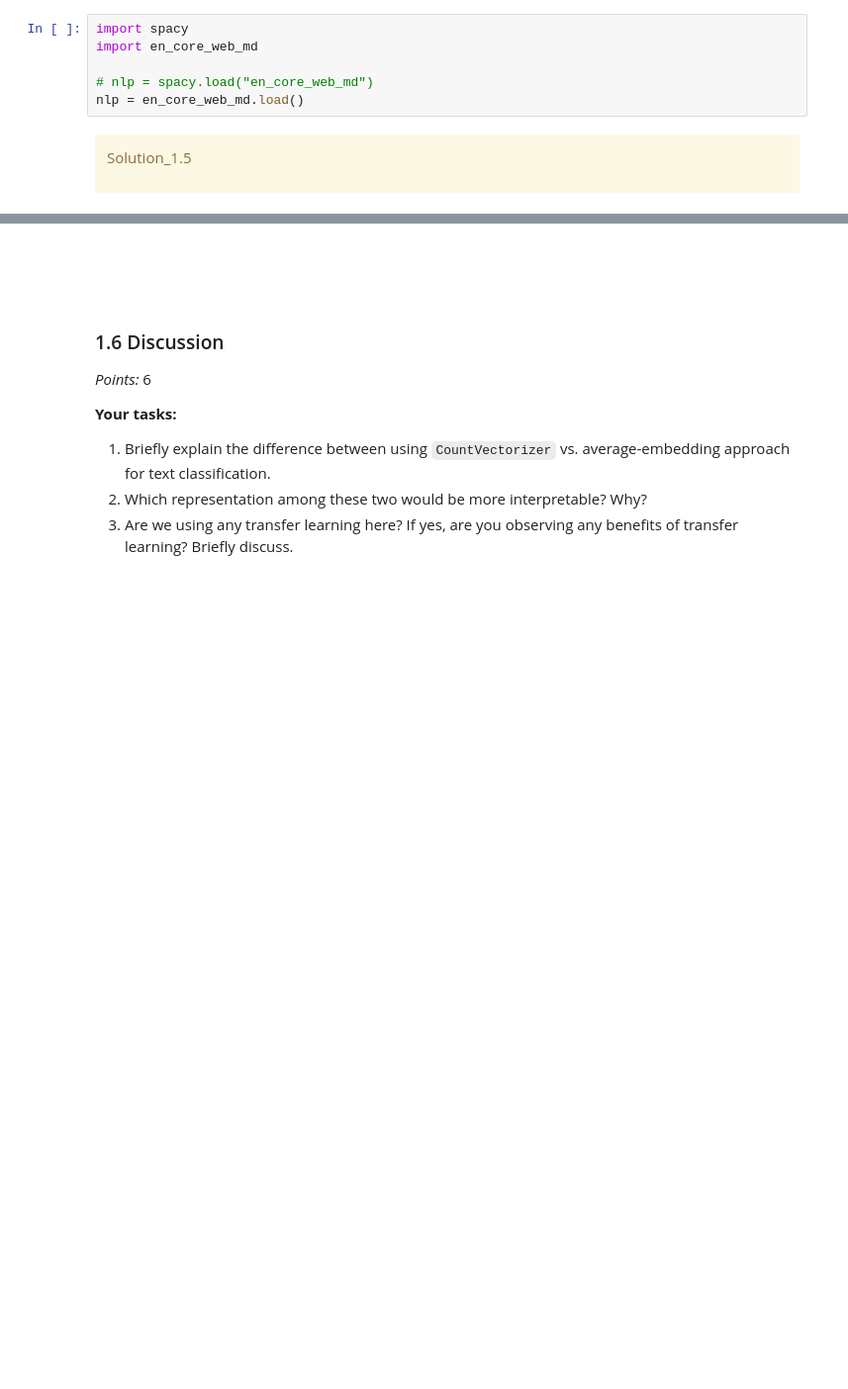
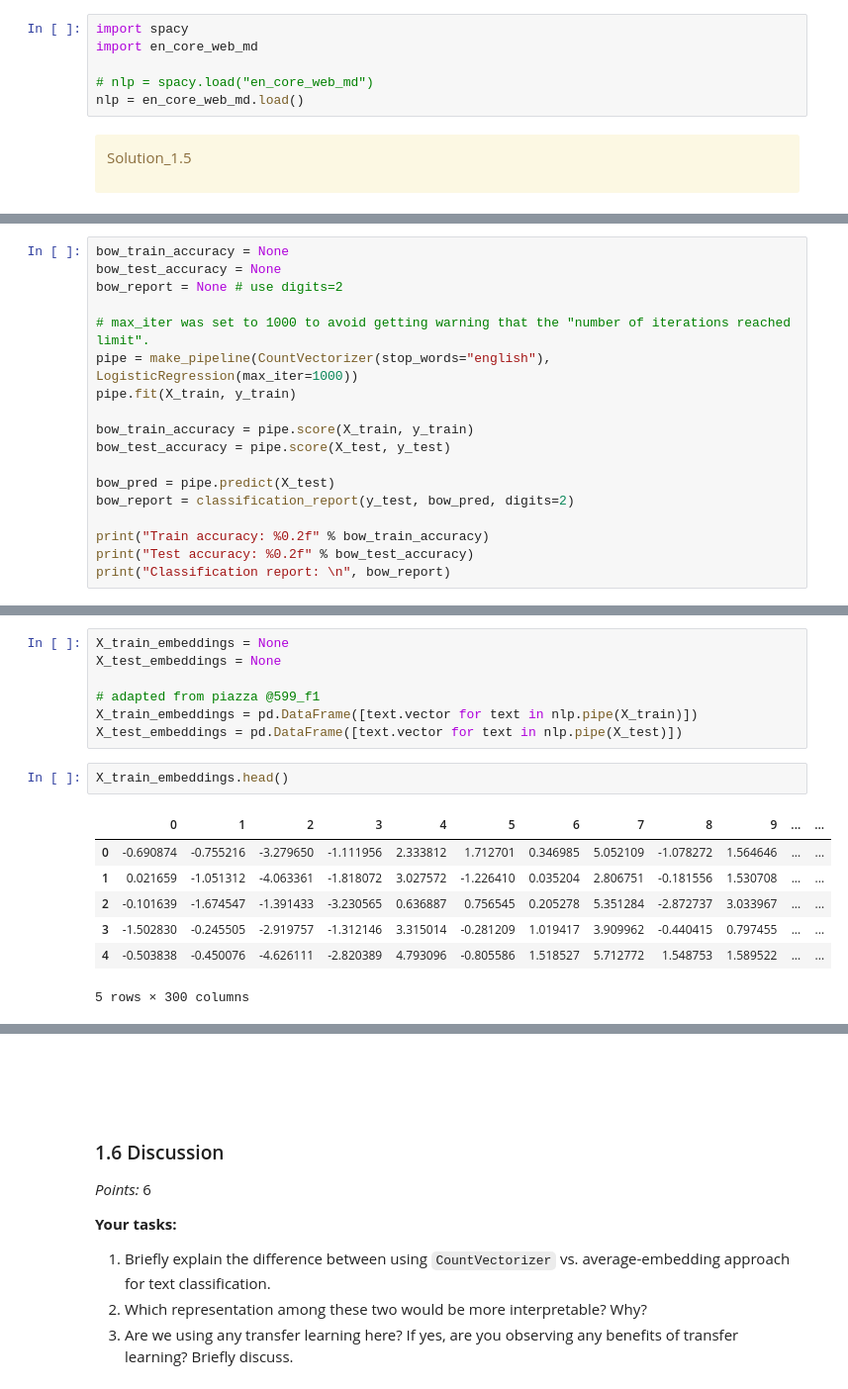
Before and after one commit to lindakiritchkov/cpsc330-2023W2, a Jupyter notebook: hw/hw7/hw7.ipynb, the cells around one changed output, grey strips where cells are left out. Shown at 99% size. Cells and saved outputs as stored; diff of their text form; blank space fills up the shorter version.

```diff
--- a/hw/hw7/hw7.ipynb
+++ b/hw/hw7/hw7.ipynb
@@ -579,0 +559,18 @@ emb_report = None # use digits=2
+# %%
+bow_train_accuracy = None
+bow_test_accuracy = None
+bow_report = None # use digits=2
+
+# max_iter was set to 1000 to avoid getting warning that the "number of iterations reached limit".
+pipe = make_pipeline(CountVectorizer(stop_words="english"), LogisticRegression(max_iter=1000))
+pipe.fit(X_train, y_train)
+
+bow_train_accuracy = pipe.score(X_train, y_train)
+bow_test_accuracy = pipe.score(X_test, y_test)
+
+bow_pred = pipe.predict(X_test)
+bow_report = classification_report(y_test, bow_pred, digits=2)
+
+print("Train accuracy: %0.2f" % bow_train_accuracy)
+print("Test accuracy: %0.2f" % bow_test_accuracy)
+print("Classification report: \n", bow_report)
@@ -579,0 +594,17 @@ emb_report = None # use digits=2
+# %%
+X_train_embeddings = None
+X_test_embeddings = None
+
+# adapted from piazza @599_f1
+X_train_embeddings = pd.DataFrame([text.vector for text in nlp.pipe(X_train)])
+X_test_embeddings = pd.DataFrame([text.vector for text in nlp.pipe(X_test)])
+# %%
+X_train_embeddings.head()
+# %% [output]
+|  | 0 | 1 | 2 | 3 | 4 | 5 | 6 | 7 | 8 | 9 | ... | ... |
+| 0 | -0.690874 | -0.755216 | -3.279650 | -1.111956 | 2.333812 | 1.712701 | 0.346985 | 5.052109 | -1.078272 | 1.564646 | ... | ... |
+| 1 | 0.021659 | -1.051312 | -4.063361 | -1.818072 | 3.027572 | -1.226410 | 0.035204 | 2.806751 | -0.181556 | 1.530708 | ... | ... |
+| 2 | -0.101639 | -1.674547 | -1.391433 | -3.230565 | 0.636887 | 0.756545 | 0.205278 | 5.351284 | -2.872737 | 3.033967 | ... | ... |
+| 3 | -1.502830 | -0.245505 | -2.919757 | -1.312146 | 3.315014 | -0.281209 | 1.019417 | 3.909962 | -0.440415 | 0.797455 | ... | ... |
+| 4 | -0.503838 | -0.450076 | -4.626111 | -2.820389 | 4.793096 | -0.805586 | 1.518527 | 5.712772 | 1.548753 | 1.589522 | ... | ... |
+5 rows × 300 columns
```
Also changed, not shown: parts of 12 cells of this notebook.
